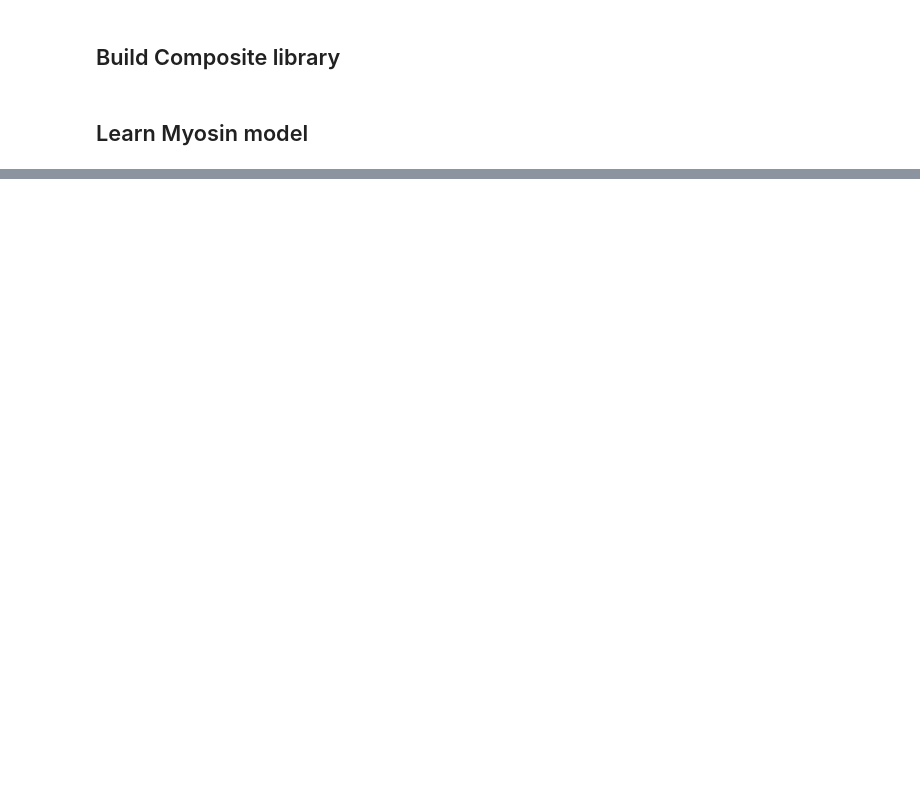
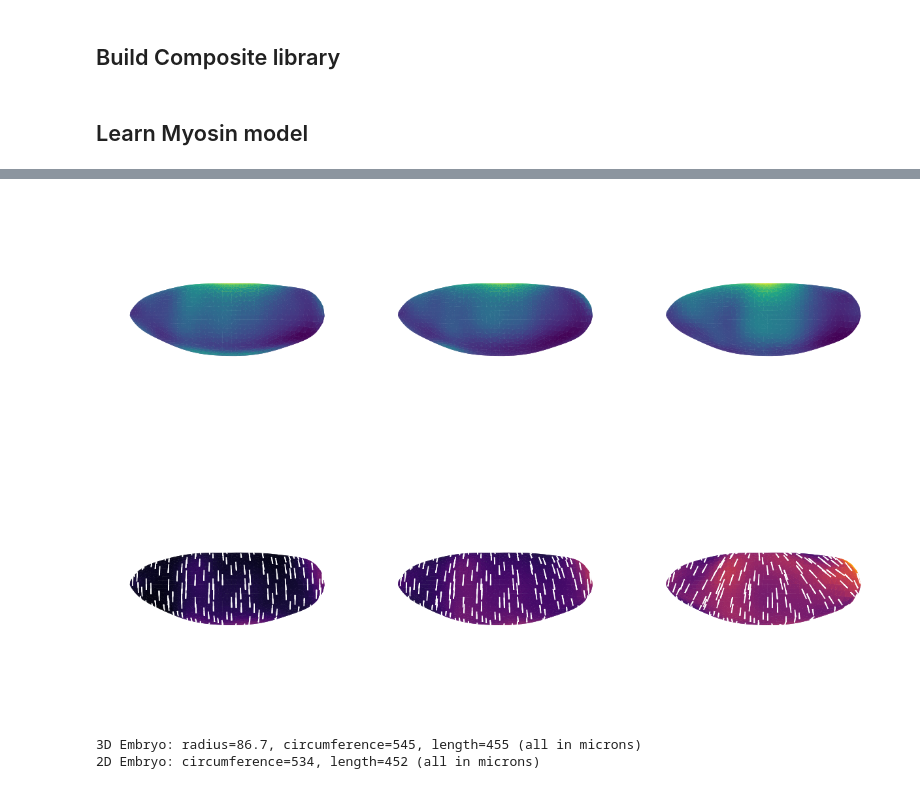
Before and after one commit to jcolen/drosophila_morphogenesis, a Jupyter notebook: LearnMeshModel.ipynb, the cells around one changed output, grey strips where cells are left out. Saved outputs shown, nothing was run; the diff lists cells and outputs as text; code cells hidden in the pictures; blank space fills up the shorter version.

```diff
--- a/LearnMeshModel.ipynb
+++ b/LearnMeshModel.ipynb
@@ -84,0 +166,35 @@ D_t m_ij = 0.323 E_passive + -3.007 E_passive Tr(m_ij) + -0.362 c E_passive + 3.
+# %%
+from utils.geometry.plot_utils import *
+from utils.geometry.geometry_utils import TangentSpaceTransformer
+from sklearn.pipeline import Pipeline
+fig, ax = plt.subplots(2, 3, dpi=250, subplot_kw=dict(projection='3d'))
+
+mnorm = np.linalg.norm(m0, axis=(1, 2))
+vmin, vmax = np.min(mnorm), np.max(mnorm)
+pipe = Pipeline([
+    ('mesh', MeshInterpolator()),
+    ('tangent', TangentSpaceTransformer()),
+]).fit(mnorm)
+
+
+for i in range(3):
+    #plot_tensor3D(ax[0, i], pipe.transform(m0[i*10]), vmin=vmin, vmax=vmax)
+    color_3D(ax[0, i], pipe.transform(s0[i*10]))
+    plot_tensor3D(ax[1, i], pipe.transform(m[i*10].reshape([2, 2, 236, 200])), vmin=vmin, vmax=vmax)
+# %% [output]
+[figure, added]
+# %%
+from utils.geometry.geometry_utils import embryo_mesh
+
+verts = embryo_mesh.coordinates()
+pix_scale = 0.2619
+verts = verts * pix_scale
+
+ptp = np.ptp(verts, axis=0)
+radius = np.mean(ptp[:2]/2)
+
+print(f'3D Embryo: radius={radius:.3g}, circumference={2*np.pi*radius:.3g}, length={ptp[2]:.3g} (all in microns)')
+print(f'2D Embryo: circumference={dv_max-dv_min:.3g}, length={ap_max-ap_min:.3g} (all in microns)')
+# %% [output]
+3D Embryo: radius=86.7, circumference=545, length=455 (all in microns)
+2D Embryo: circumference=534, length=452 (all in microns)
```
Also changed, not shown: parts of 5 cells of this notebook, 20 other files.
